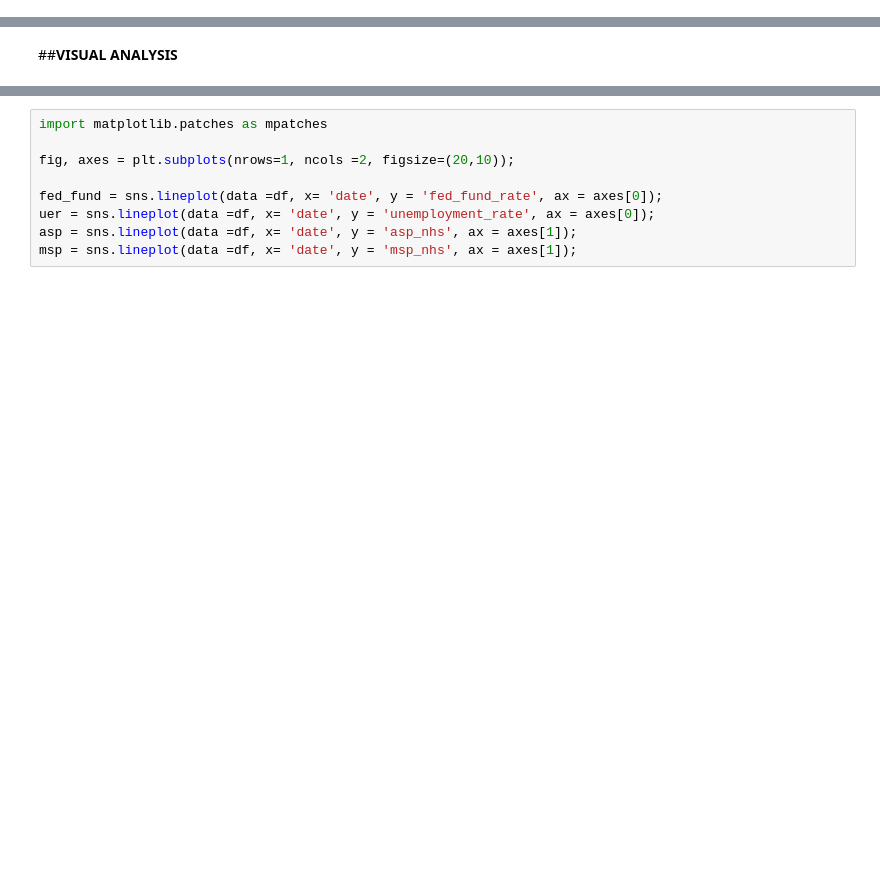
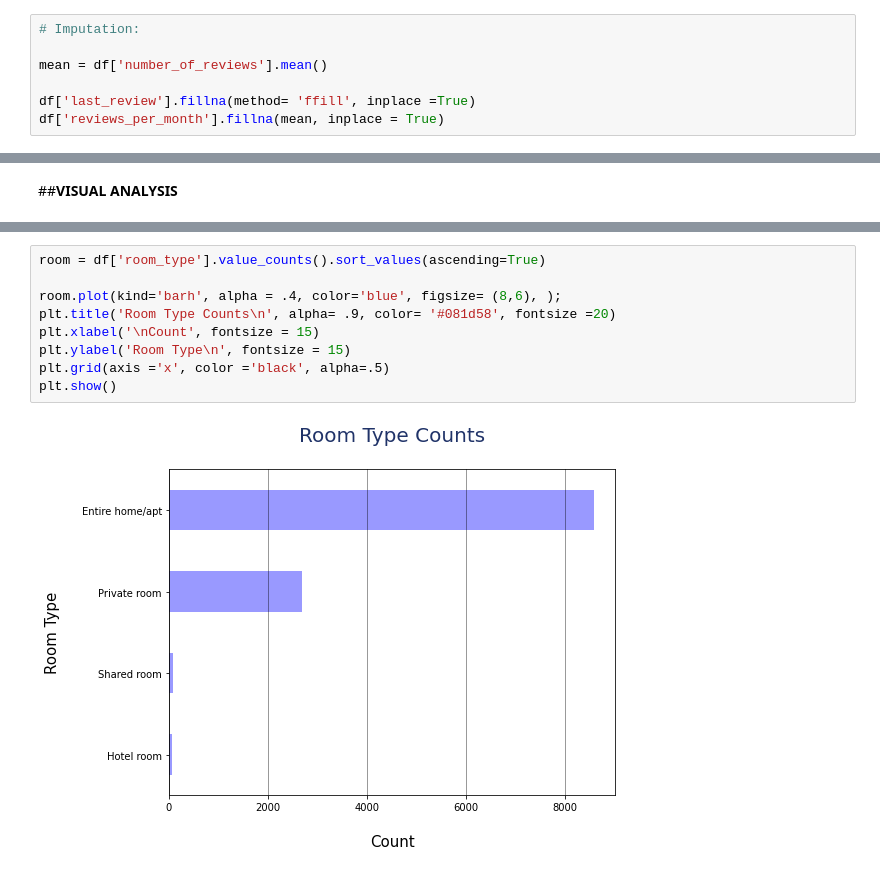
Before and after one commit to starkjones/Vienna-Air-BnB-Analysis, a Jupyter notebook: Vienna_Air_BnB_Analysis.ipynb, the cells around one changed output, grey strips where cells are left out. Cells and saved outputs as stored; diff of their text form; blank space fills up the shorter version.

```diff
--- a/Vienna_Air_BnB_Analysis.ipynb
+++ b/Vienna_Air_BnB_Analysis.ipynb
@@ -198,3 +210,10 @@ KeyError: ignored
+# %%
+# Imputation:
+
+mean = df['number_of_reviews'].mean()
+
+df['last_review'].fillna(method= 'ffill', inplace =True)
+df['reviews_per_month'].fillna(mean, inplace = True)
 # %%
 # Final check for missing values:
 
@@ -219,9 +294,11 @@ hm.set_title('Correlation Heatmap\n', fontsize= 24);
-# %%
-import matplotlib.patches as mpatches
-
-fig, axes = plt.subplots(nrows=1, ncols =2, figsize=(20,10));
-
-fed_fund = sns.lineplot(data =df, x= 'date', y = 'fed_fund_rate', ax = axes[0]);
-uer = sns.lineplot(data =df, x= 'date', y = 'unemployment_rate', ax = axes[0]);
-asp = sns.lineplot(data =df, x= 'date', y = 'asp_nhs', ax = axes[1]);
-msp = sns.lineplot(data =df, x= 'date', y = 'msp_nhs', ax = axes[1]);
+# %%
+room = df['room_type'].value_counts().sort_values(ascending=True)
+
+room.plot(kind='barh', alpha = .4, color='blue', figsize= (8,6), );
+plt.title('Room Type Counts\n', alpha= .9, color= '#081d58', fontsize =20)
+plt.xlabel('\nCount', fontsize = 15)
+plt.ylabel('Room Type\n', fontsize = 15)
+plt.grid(axis ='x', color ='black', alpha=.5)
+plt.show()
+# %% [output]
+[figure, added]
```
Also changed, not shown: parts of 16 cells of this notebook.
